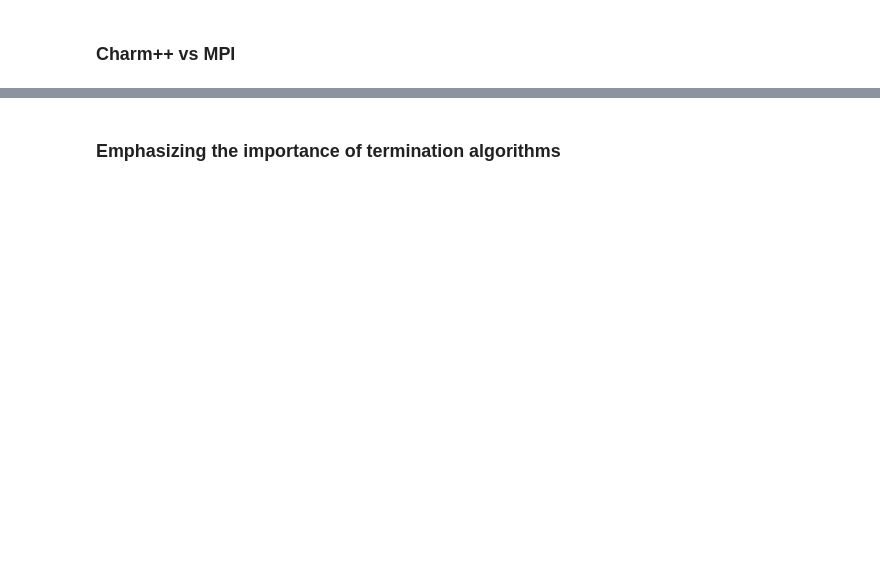
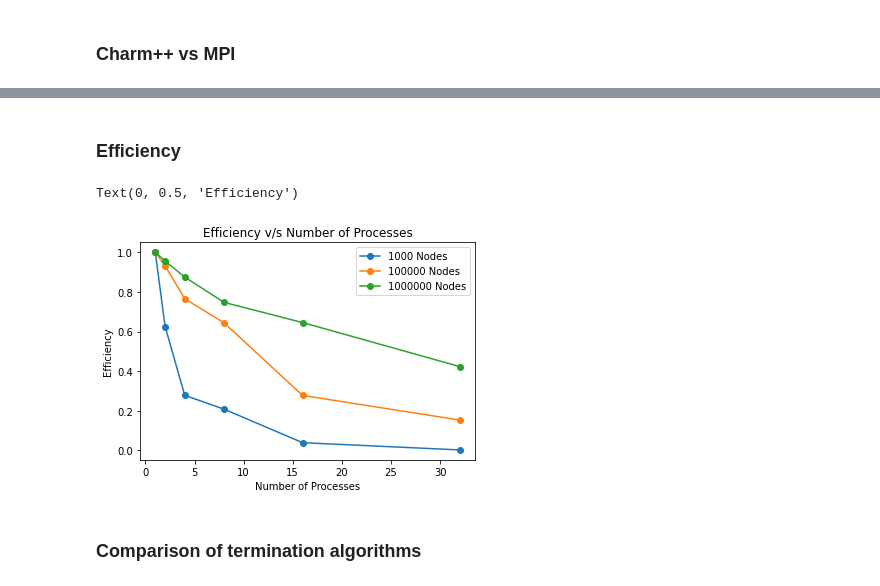
Before and after one commit to minghui-liu/parallel_astar, a Jupyter notebook: plots.ipynb, the cells around one changed output, grey strips where cells are left out. Saved outputs shown, nothing was run; the diff lists cells and outputs as text; code cells hidden in the pictures; blank space fills up the shorter version.

```diff
--- a/plots.ipynb
+++ b/plots.ipynb
@@ -43,3 +45,11 @@ plt.ylabel("Time (ms)")
+# %%
+def calc_efficiency(arr):
+    speedup = []
+    i = 0
+    for time in arr:
+        speedup.append(arr[0]/(time*2**i))
+        i += 1
+    return speedup
 # %%
 num_procs = [1, 2, 4, 8, 16, 32]
 
@@ -59,5 +74,22 @@ plt.ylabel("Time (ms)")
+# %% [markdown]
+### Efficiency
+# %%
+efficiency_1000 = calc_efficiency(node_1000)
+efficiency_100000 = calc_efficiency(node_100000)
+efficiency_1000000 = calc_efficiency(node_1000000)
+
+plt.plot(num_procs, efficiency_1000, marker='o', label='1000 Nodes')
+plt.plot(num_procs, efficiency_100000, marker='o', label='100000 Nodes')
+plt.plot(num_procs, efficiency_1000000, marker='o', label='1000000 Nodes')
+plt.title("Efficiency v/s Number of Processes")
+plt.legend()
+plt.xlabel("Number of Processes")
+plt.ylabel("Efficiency")
+# %% [output]
+Text(0, 0.5, 'Efficiency')
+[figure, added]
 # %% [markdown]
-### Emphasizing the importance of termination algorithms
+### Comparison of termination algorithms
 # %%
 num_procs = [1, 2, 4, 8, 16, 32]
 
```
Also changed, not shown: parts of 12 cells of this notebook.
